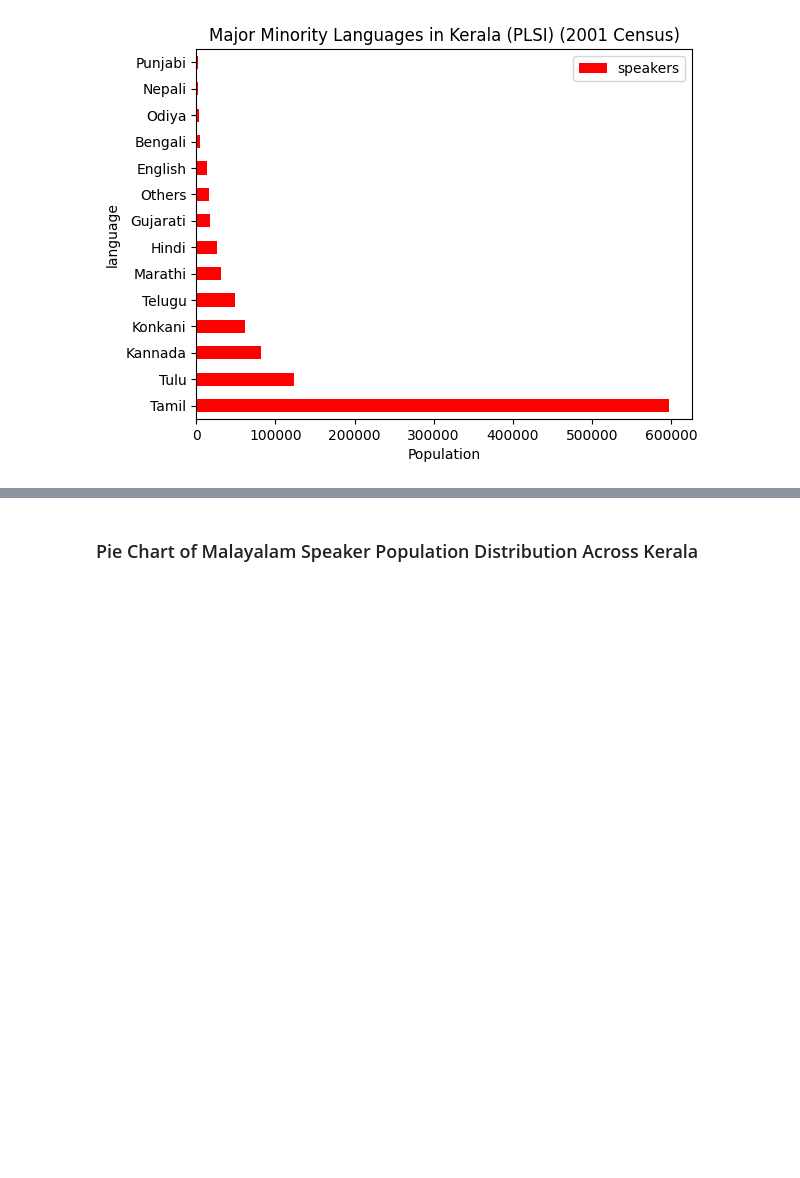
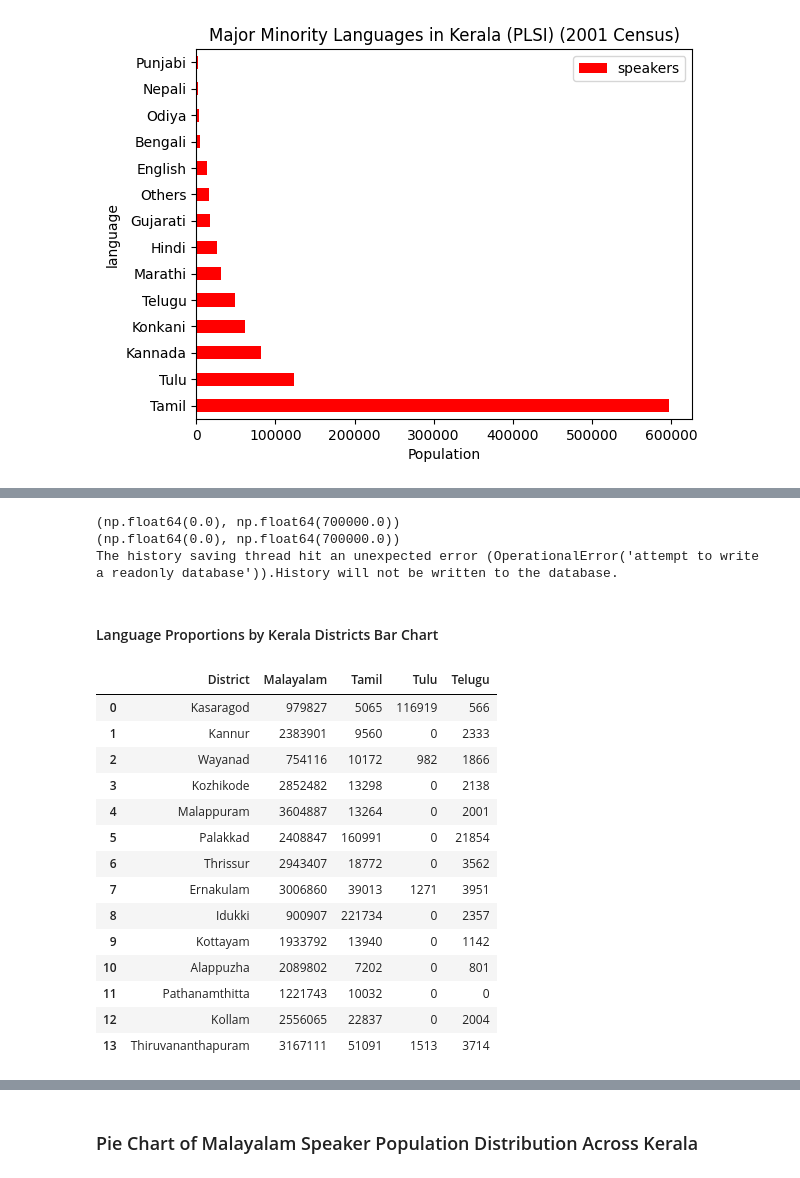
Before and after one commit to squishridyvi/Geographical-Distribution-Mapping-of-Dravidian-Languages-, a Jupyter notebook: Geographical Distribution of Dravidian Languages.ipynb, the cells around one changed output, grey strips where cells are left out. Cells and saved outputs as stored; diff of their text form; code cells hidden in the pictures; blank space fills up the shorter version.

```diff
--- a/Geographical Distribution of Dravidian Languages.ipynb
+++ b/Geographical Distribution of Dravidian Languages.ipynb
@@ -2067,0 +2119,29 @@ plt.xlabel("Population");
+# %%
+print(ax1.get_ylim())
+print(ax2.get_ylim())
+# %% [output]
+(np.float64(0.0), np.float64(700000.0))
+(np.float64(0.0), np.float64(700000.0))
+The history saving thread hit an unexpected error (OperationalError('attempt to write a readonly database')).History will not be written to the database.
+# %% [markdown]
+#### Language Proportions by Kerala Districts Bar Chart
+# %%
+## will add more languages
+kerala_lang_prop_df = pd.read_csv("kerala_language_proportion.csv")
+kerala_lang_prop_df
+# %% [output]
+|  | District | Malayalam | Tamil | Tulu | Telugu |
+| 0 | Kasaragod | 979827 | 5065 | 116919 | 566 |
+| 1 | Kannur | 2383901 | 9560 | 0 | 2333 |
+| 2 | Wayanad | 754116 | 10172 | 982 | 1866 |
+| 3 | Kozhikode | 2852482 | 13298 | 0 | 2138 |
+| 4 | Malappuram | 3604887 | 13264 | 0 | 2001 |
+| 5 | Palakkad | 2408847 | 160991 | 0 | 21854 |
+| 6 | Thrissur | 2943407 | 18772 | 0 | 3562 |
+| 7 | Ernakulam | 3006860 | 39013 | 1271 | 3951 |
+| 8 | Idukki | 900907 | 221734 | 0 | 2357 |
+| 9 | Kottayam | 1933792 | 13940 | 0 | 1142 |
+| 10 | Alappuzha | 2089802 | 7202 | 0 | 801 |
+| 11 | Pathanamthitta | 1221743 | 10032 | 0 | 0 |
+| 12 | Kollam | 2556065 | 22837 | 0 | 2004 |
+| 13 | Thiruvananthapuram | 3167111 | 51091 | 1513 | 3714 |
```
Also changed, not shown: parts of 9 cells of this notebook.
